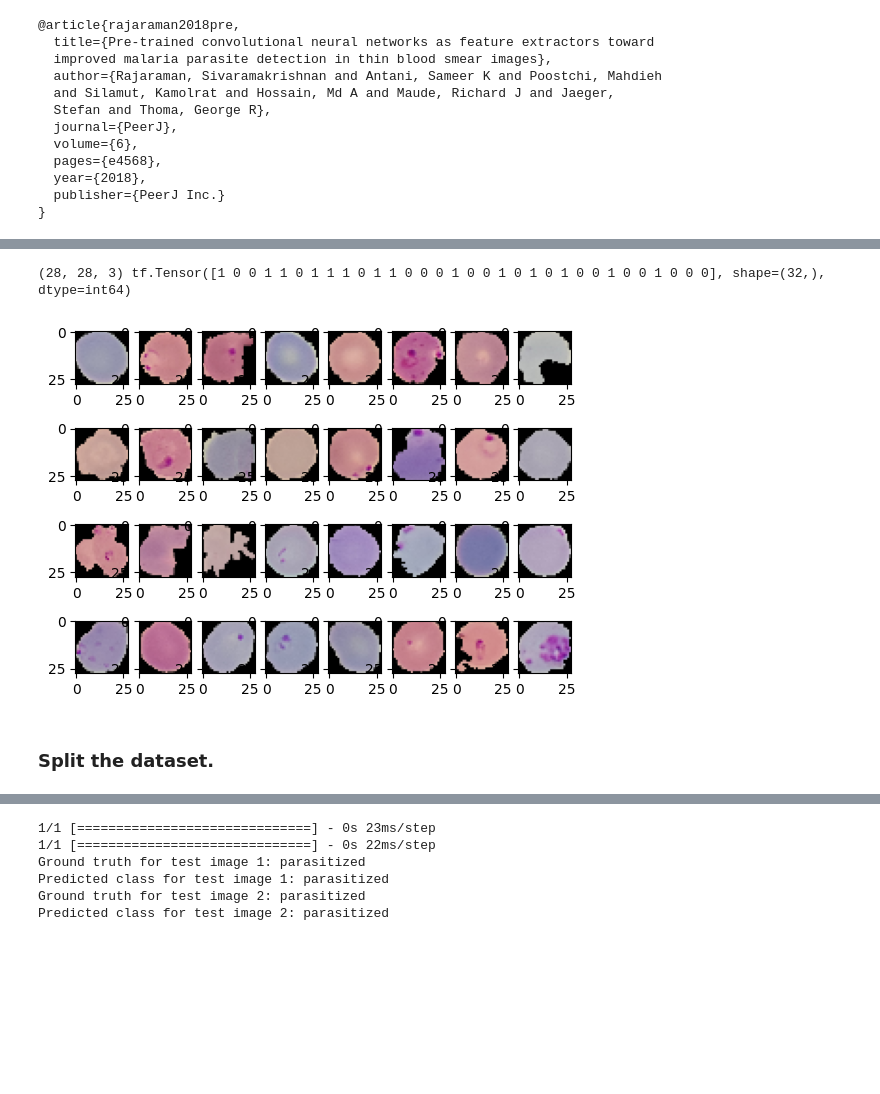
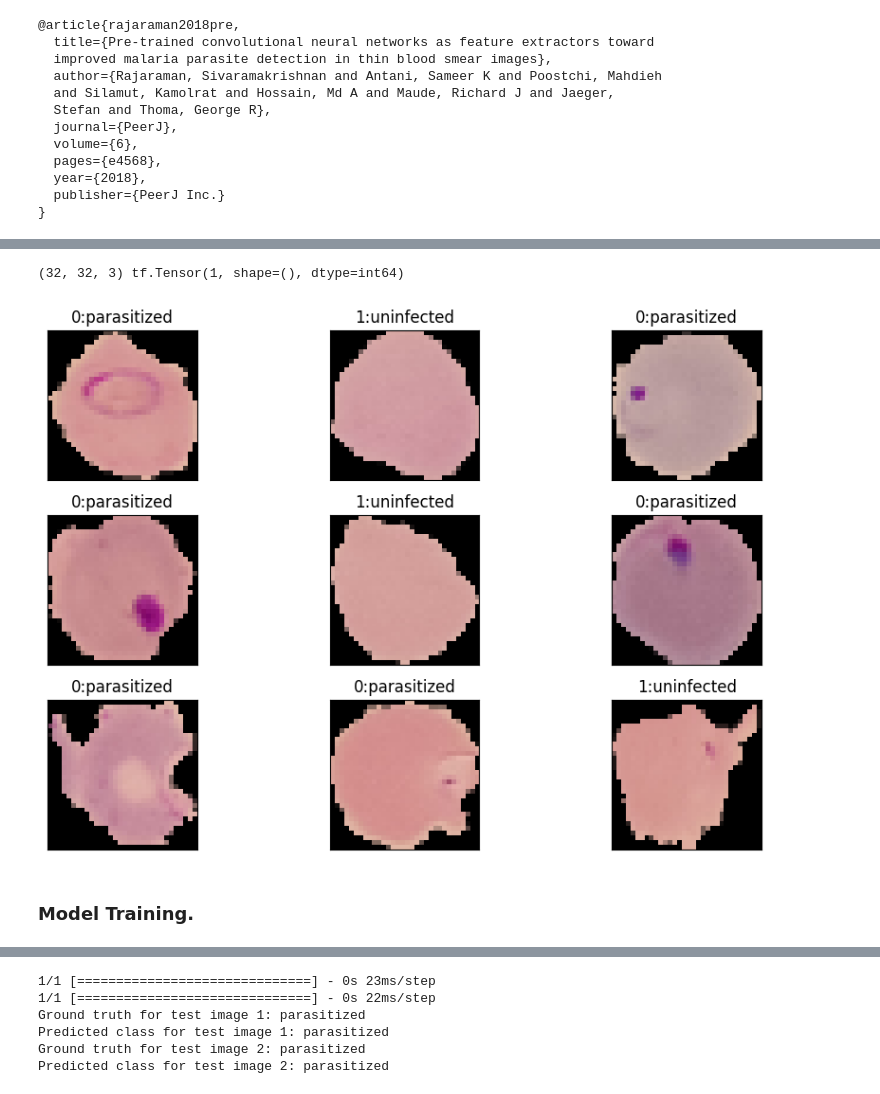
Before and after one commit to Njaramba-Riri/malaria-prediction, a Jupyter notebook: notebooks/baseline.ipynb, the cells around one changed output, grey strips where cells are left out. Drawn from its saved outputs; the diff is of its cells as text; code cells hidden in the pictures; blank space fills up the shorter version.

```diff
--- a/notebooks/baseline.ipynb
+++ b/notebooks/baseline.ipynb
@@ -11,8 +11,8 @@ from dataclasses import dataclass
 # %%
 @dataclass(frozen=True)
 class DataConfig():
-  IMG_HEIGHT:    int = 28
-  IMG_WIDTH:    int = 28
+  IMG_HEIGHT:    int = 32
+  IMG_WIDTH:    int = 32
   NUM_CHANNELS: int = 3
 
 @dataclass(frozen=True)
@@ -64,9 +75,9 @@ plt.show()
 # %%
 def normalize_images(image, label):
-  img_resize = tf.image.resize(image, (DataConfig.IMG_HEIGHT, DataConfig.IMG_WIDTH))
-  img_scale = tf.cast(img_resize, tf.float32) / 255.0
+  img_scale = tf.cast(image, tf.float32) / 255.0
+  img_resize = tf.image.resize(img_scale, (DataConfig.IMG_HEIGHT, DataConfig.IMG_WIDTH))
 
-  return img_scale, label
+  return img_resize, label
 
 def preprocess_inputs(dataset: tf.data.Dataset):
   ds = dataset.cache()
@@ -76,21 +87,28 @@ def preprocess_inputs(dataset: tf.data.Dataset):
   ds = ds.prefetch(buffer_size=tf.data.AUTOTUNE)
 
   return ds
-
-val = preprocess_inputs(val_set)
+# %%
+train_ds = preprocess_inputs(train_set)
+valid_ds = preprocess_inputs(val_set)
+test_ds = preprocess_inputs(test_set)
 # %%
-image_batch, label_batch = next(iter(val))
-print(image_batch[0].shape, label_batch)
+image_batch, label_batch = next(iter(train_ds))
+print(image_batch[0].shape, label_batch[0])
 # %% [output]
-(28, 28, 3) tf.Tensor([1 0 0 1 1 0 1 1 1 0 1 1 0 0 0 1 0 0 1 0 1 0 1 0 0 1 0 0 1 0 0 0], shape=(32,), dtype=int64)
+(32, 32, 3) tf.Tensor(1, shape=(), dtype=int64)
-# %%
-for i, (image, label) in enumerate(zip(image_batch, label_batch)):
-  plt.subplot(4, 8, i+1)
-  plt.imshow(image, cmap='gray_r')
-plt.show()
-# %% [output]
-[figure, removed]
-# %% [markdown]
-### Split the dataset.
+# %%
+fig = plt.figure(figsize=(10, 6))
+for image, label in valid_ds.take(1):
+  for i in range(9):
+    ax = fig.add_subplot(3, 3, i+1)
+    ax.imshow(image[i].numpy(), cmap='gray_r')
+    ax.set_title(str(label[i].numpy()) + ":" + info.features['label'].int2str(label[i].numpy()))
+    ax.set_xticks([]);ax.set_yticks([])
+plt.tight_layout()
+plt.show()
+# %% [output]
+[figure, added]
+# %% [markdown]
+### Model Training.
 # %%
 base_model = tf.keras.Sequential([
```
Also changed, not shown: parts of 12 cells of this notebook, 1 other file.
